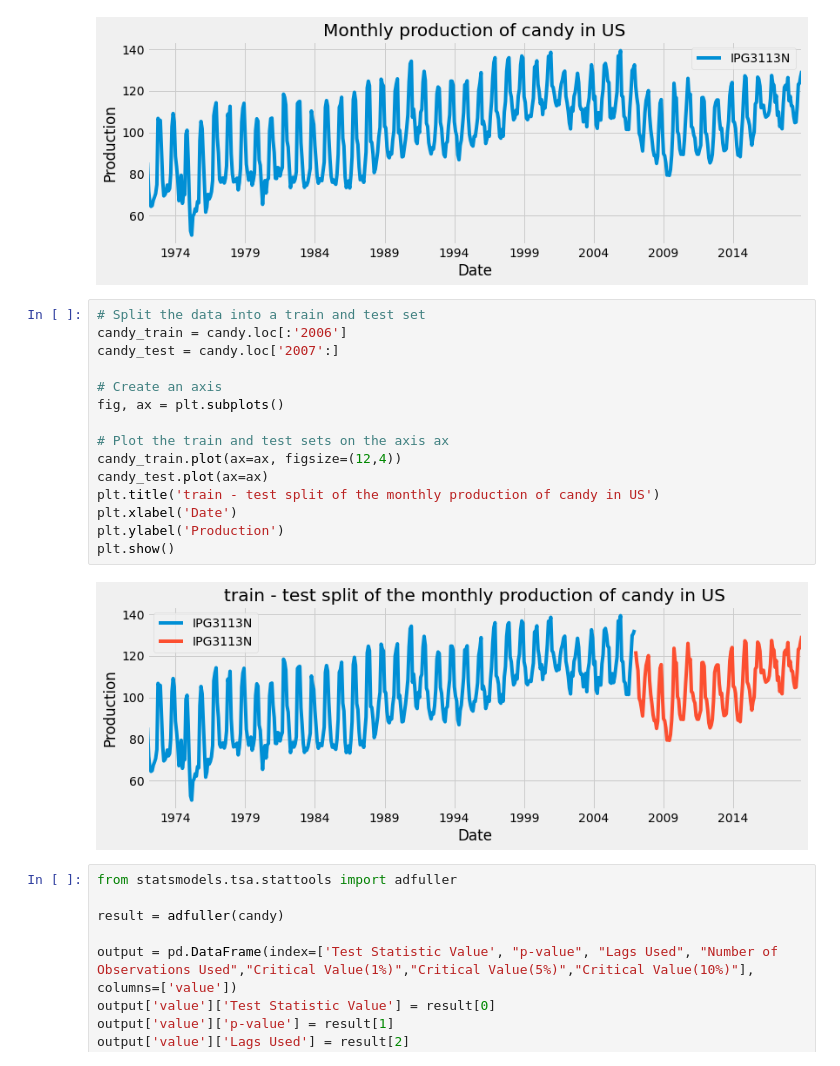
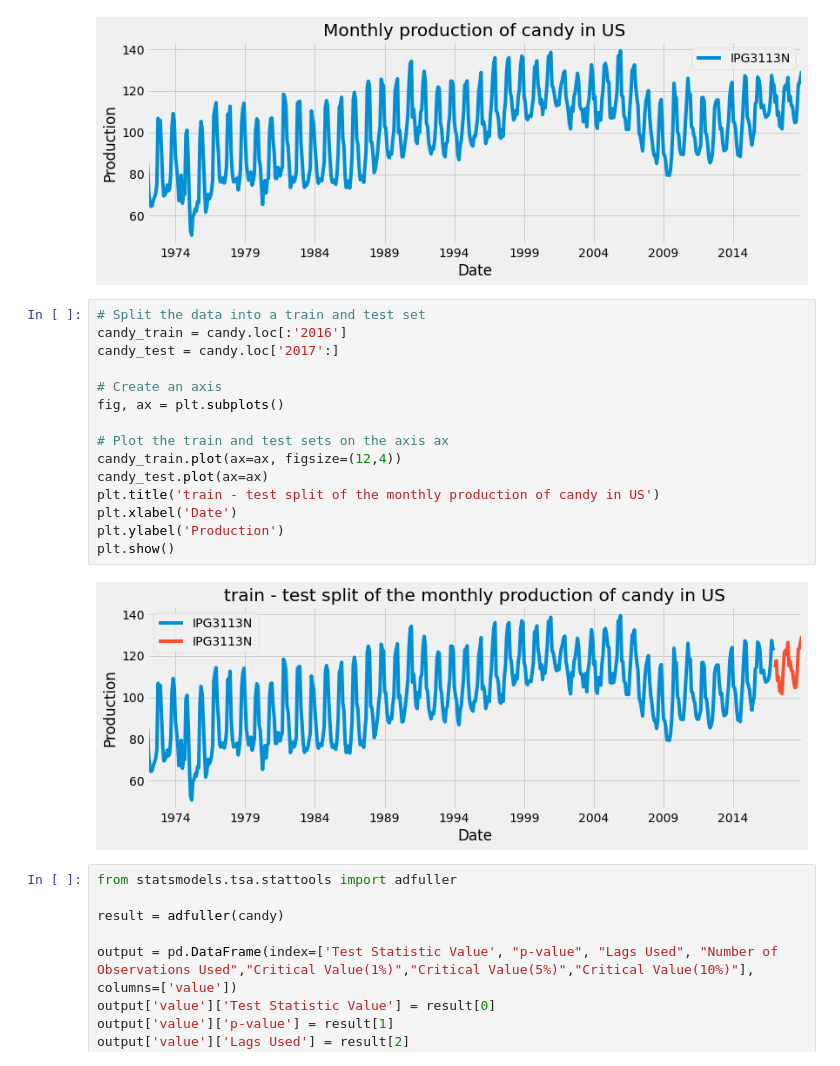
Before and after one commit to jasonsenssylvain/machinelearning, a Jupyter notebook: arima/case8_candy.ipynb, the cells around one changed output. Drawn from its saved outputs; the diff is of its cells as text.

```diff
--- a/arima/case8_candy.ipynb
+++ b/arima/case8_candy.ipynb
@@ -24,21 +24,21 @@ plt.show()
 [figure]
 # %%
 # Split the data into a train and test set
-candy_train = candy.loc[:'2006']
-candy_test = candy.loc['2007':]
+candy_train = candy.loc[:'2016']
+candy_test = candy.loc['2017':]
 
 # Create an axis
 fig, ax = plt.subplots()
 
 # Plot the train and test sets on the axis ax
 candy_train.plot(ax=ax, figsize=(12,4))
 candy_test.plot(ax=ax)
 plt.title('train - test split of the monthly production of candy in US')
 plt.xlabel('Date')
 plt.ylabel('Production')
 plt.show()
 # %% [output]
-[figure, old version]
+[figure, new version]
 # %%
 from statsmodels.tsa.stattools import adfuller
 
```
Also changed, not shown: parts of 15 cells of this notebook, 1 other file.
